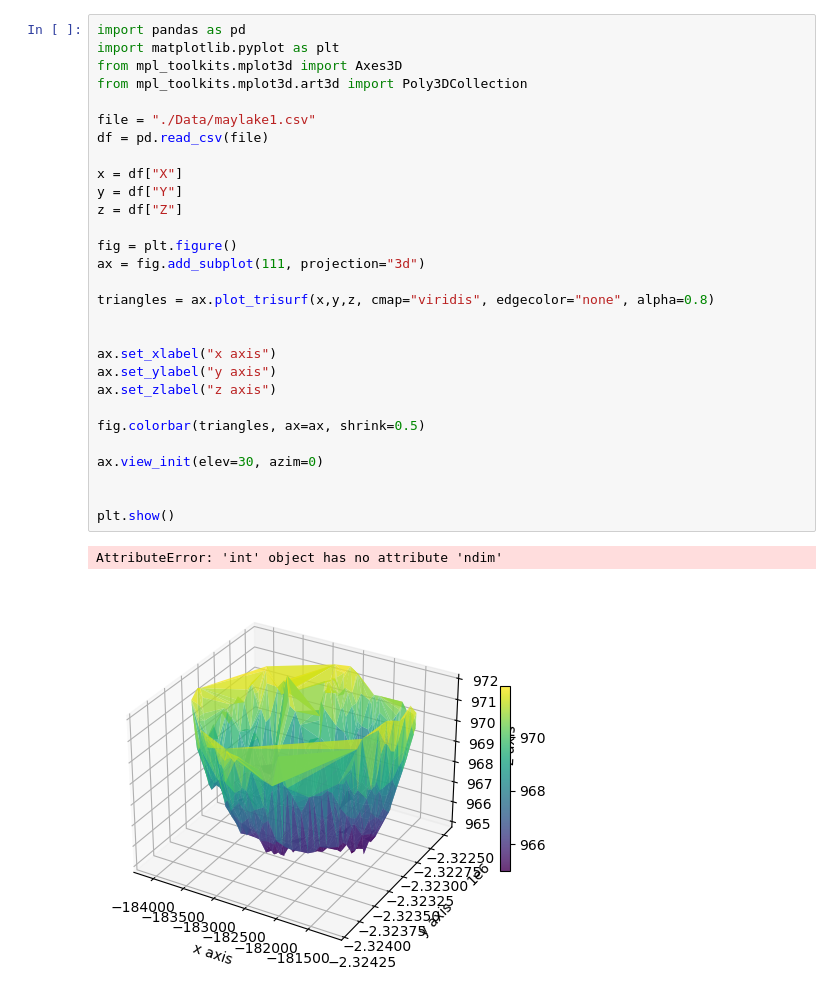
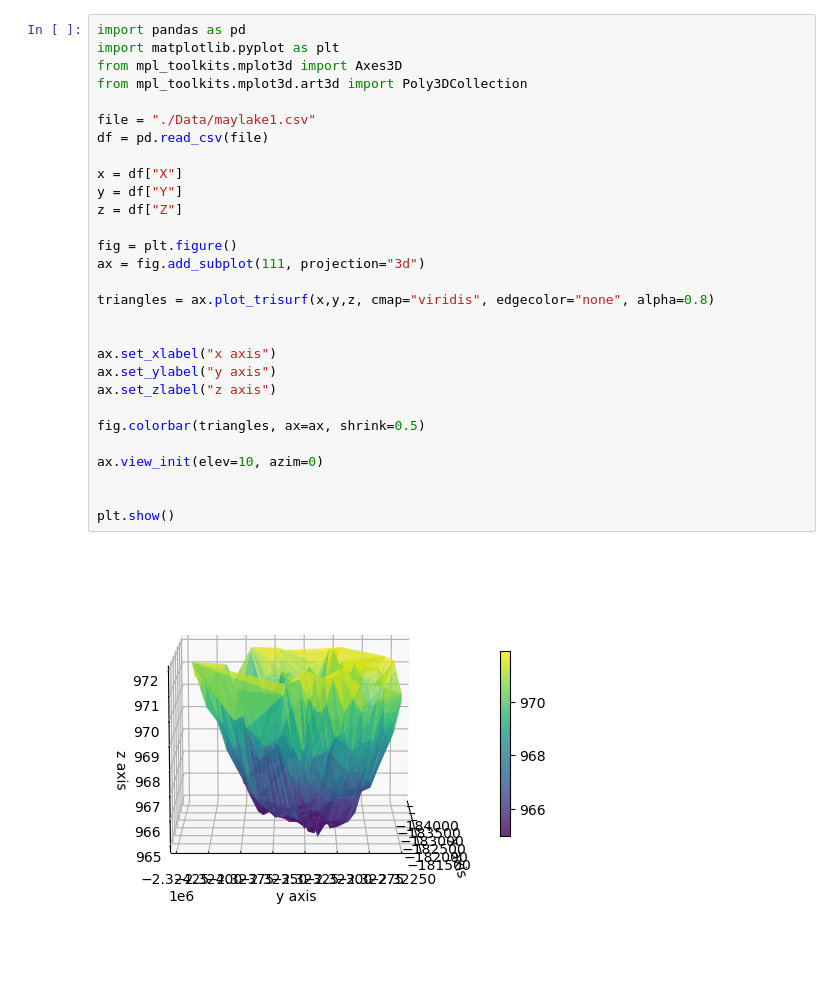
Before and after one commit to rikiitokazu/Greenland, a Jupyter notebook: 2022MayLake.ipynb, the cells around one changed output. Drawn from its saved outputs; the diff is of its cells as text; blank space fills up the shorter version.

```diff
--- a/2022MayLake.ipynb
+++ b/2022MayLake.ipynb
@@ -1,32 +1,31 @@
 # %%
 import pandas as pd
 import matplotlib.pyplot as plt
 from mpl_toolkits.mplot3d import Axes3D
 from mpl_toolkits.mplot3d.art3d import Poly3DCollection
 
 file = "./Data/maylake1.csv"
 df = pd.read_csv(file)
 
 x = df["X"]
 y = df["Y"]
 z = df["Z"]
 
 fig = plt.figure()
 ax = fig.add_subplot(111, projection="3d")
 
 triangles = ax.plot_trisurf(x,y,z, cmap="viridis", edgecolor="none", alpha=0.8)
 
 
 ax.set_xlabel("x axis")
 ax.set_ylabel("y axis")
 ax.set_zlabel("z axis")
 
 fig.colorbar(triangles, ax=ax, shrink=0.5)
 
-ax.view_init(elev=30, azim=0)
+ax.view_init(elev=10, azim=0)
 
 
 plt.show()
 # %% [output]
-AttributeError: 'int' object has no attribute 'ndim'
-[figure, old version]
+[figure, new version]
```
Also changed, not shown: 1 other file.
